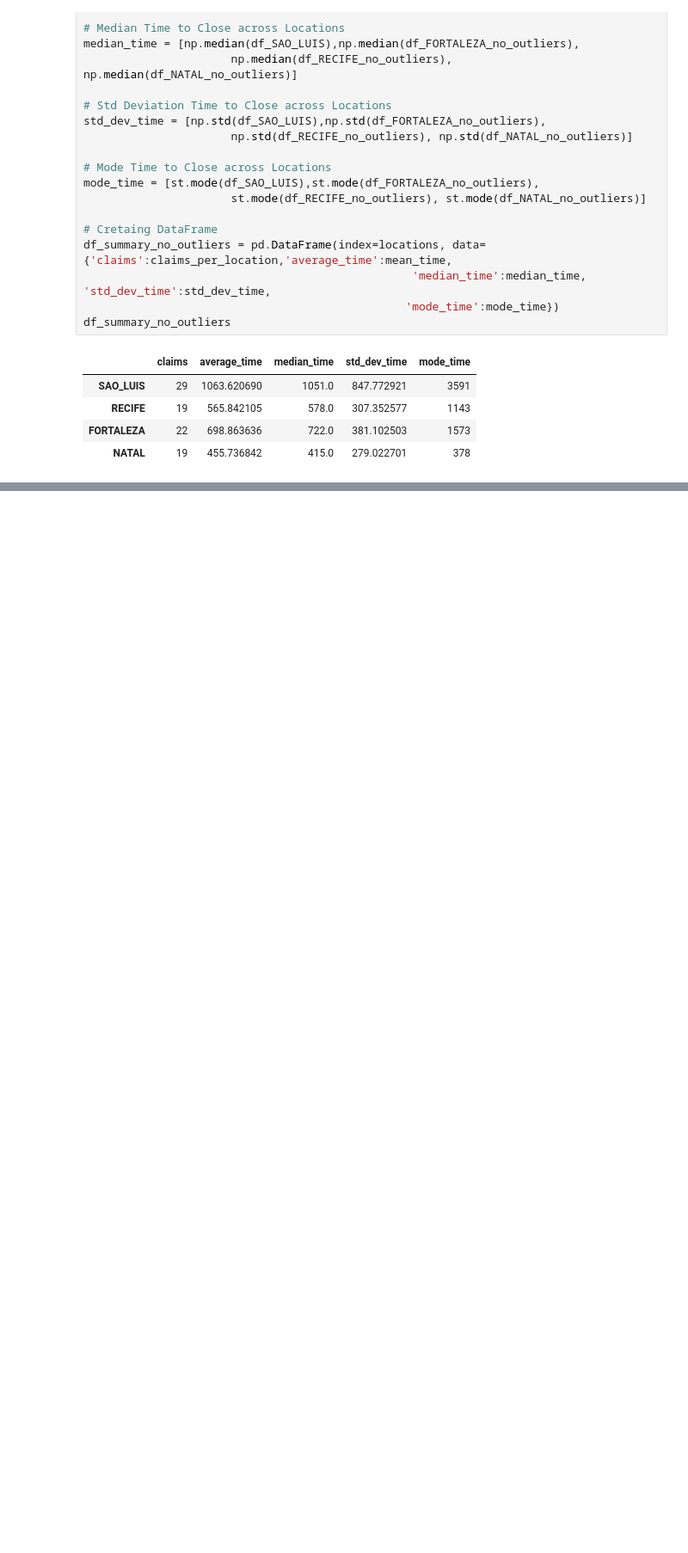
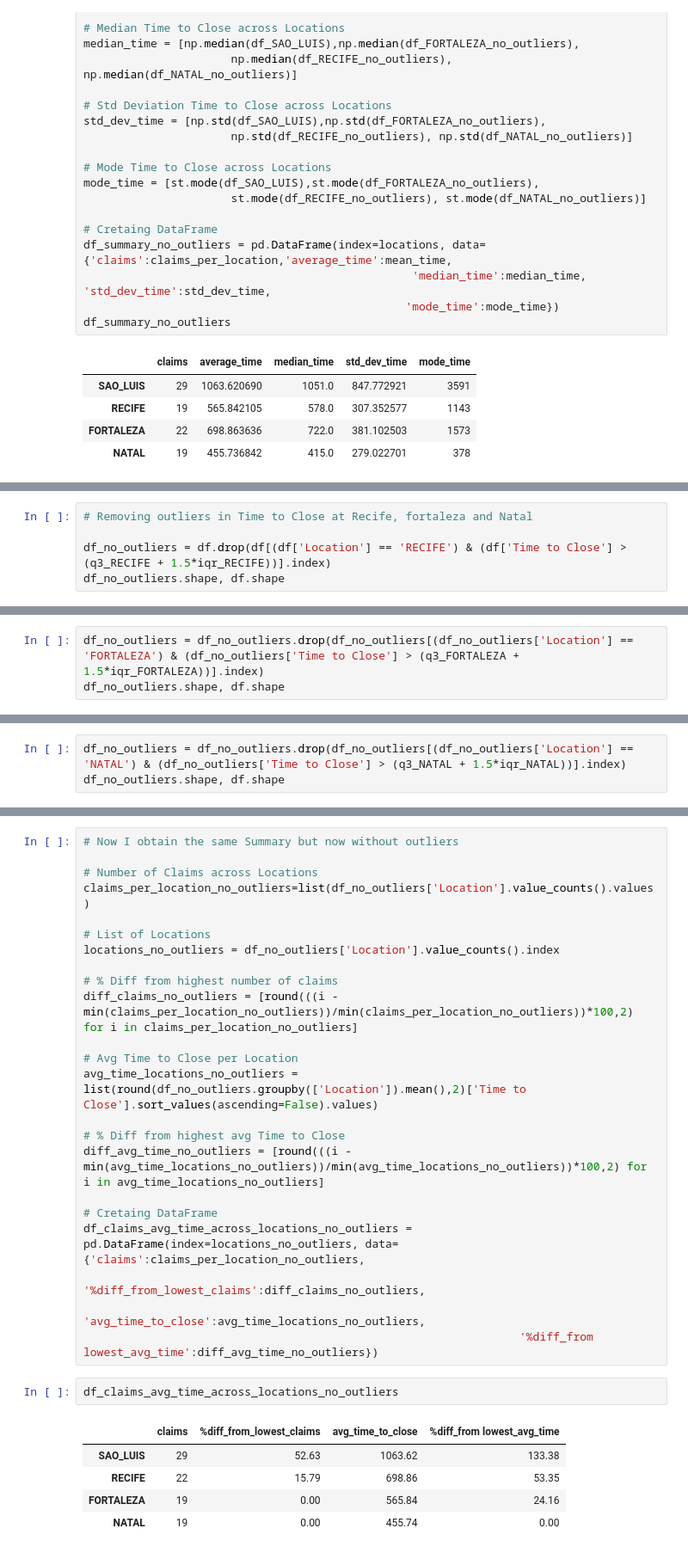
Before and after one commit to JuanPacoHernandez/Data-Analysis-Projects, a Jupyter notebook: Food-Claims-Process/Food_Claims_Process_code.ipynb, the cells around one changed output, grey strips where cells are left out. Shown: that part at 86% size. Drawn from its saved outputs; the diff is of its cells as text; blank space fills up the shorter version.

Commit message:
Updating README.md and Food-Claim-Process.ipynb files

```diff
--- a/Food-Claims-Process/Food_Claims_Process_code.ipynb
+++ b/Food-Claims-Process/Food_Claims_Process_code.ipynb
@@ -772,0 +775,5 @@ df_summary_no_outliers
+# %%
+# Removing outliers in Time to Close at Recife, fortaleza and Natal
+
+df_no_outliers = df.drop(df[(df['Location'] == 'RECIFE') & (df['Time to Close'] > (q3_RECIFE + 1.5*iqr_RECIFE))].index)
+df_no_outliers.shape, df.shape
@@ -772,0 +782,3 @@ df_summary_no_outliers
+# %%
+df_no_outliers = df_no_outliers.drop(df_no_outliers[(df_no_outliers['Location'] == 'FORTALEZA') & (df_no_outliers['Time to Close'] > (q3_FORTALEZA + 1.5*iqr_FORTALEZA))].index)
+df_no_outliers.shape, df.shape
@@ -772,0 +787,3 @@ df_summary_no_outliers
+# %%
+df_no_outliers = df_no_outliers.drop(df_no_outliers[(df_no_outliers['Location'] == 'NATAL') & (df_no_outliers['Time to Close'] > (q3_NATAL + 1.5*iqr_NATAL))].index)
+df_no_outliers.shape, df.shape
@@ -780,4 +800,35 @@ df_claims_avg_time_across_locations
 | RECIFE | 25 | 19.05 | 860.68 | 48.10 |
 | FORTALEZA | 22 | 4.76 | 775.50 | 33.44 |
 | NATAL | 21 | 0.00 | 581.14 | 0.00 |
+# %%
+# Now I obtain the same Summary but now without outliers
+
+# Number of Claims across Locations
+claims_per_location_no_outliers=list(df_no_outliers['Location'].value_counts().values)
+
+# List of Locations
+locations_no_outliers = df_no_outliers['Location'].value_counts().index
+
+# % Diff from highest number of claims
+diff_claims_no_outliers = [round(((i - min(claims_per_location_no_outliers))/min(claims_per_location_no_outliers))*100,2) for i in claims_per_location_no_outliers]
+
+# Avg Time to Close per Location
+avg_time_locations_no_outliers = list(round(df_no_outliers.groupby(['Location']).mean(),2)['Time to Close'].sort_values(ascending=False).values)
+
+# % Diff from highest avg Time to Close
+diff_avg_time_no_outliers = [round(((i - min(avg_time_locations_no_outliers))/min(avg_time_locations_no_outliers))*100,2) for i in avg_time_locations_no_outliers]
+
+# Cretaing DataFrame
+df_claims_avg_time_across_locations_no_outliers = pd.DataFrame(index=locations_no_outliers, data={'claims':claims_per_location_no_outliers,
+                                                                 '%diff_from_lowest_claims':diff_claims_no_outliers,
+                                                                 'avg_time_to_close':avg_time_locations_no_outliers,
+                                                                 '%diff_from lowest_avg_time':diff_avg_time_no_outliers})
+# %%
+df_claims_avg_time_across_locations_no_outliers
+# %% [output]
+|  | claims | %diff_from_lowest_claims | avg_time_to_close | %diff_from lowest_avg_time |
+| SAO_LUIS | 29 | 52.63 | 1063.62 | 133.38 |
+| RECIFE | 22 | 15.79 | 698.86 | 53.35 |
+| FORTALEZA | 19 | 0.00 | 565.84 | 24.16 |
+| NATAL | 19 | 0.00 | 455.74 | 0.00 |
 # %% [markdown]
```
Also changed, not shown: parts of 8 cells of this notebook, 1 other file.
